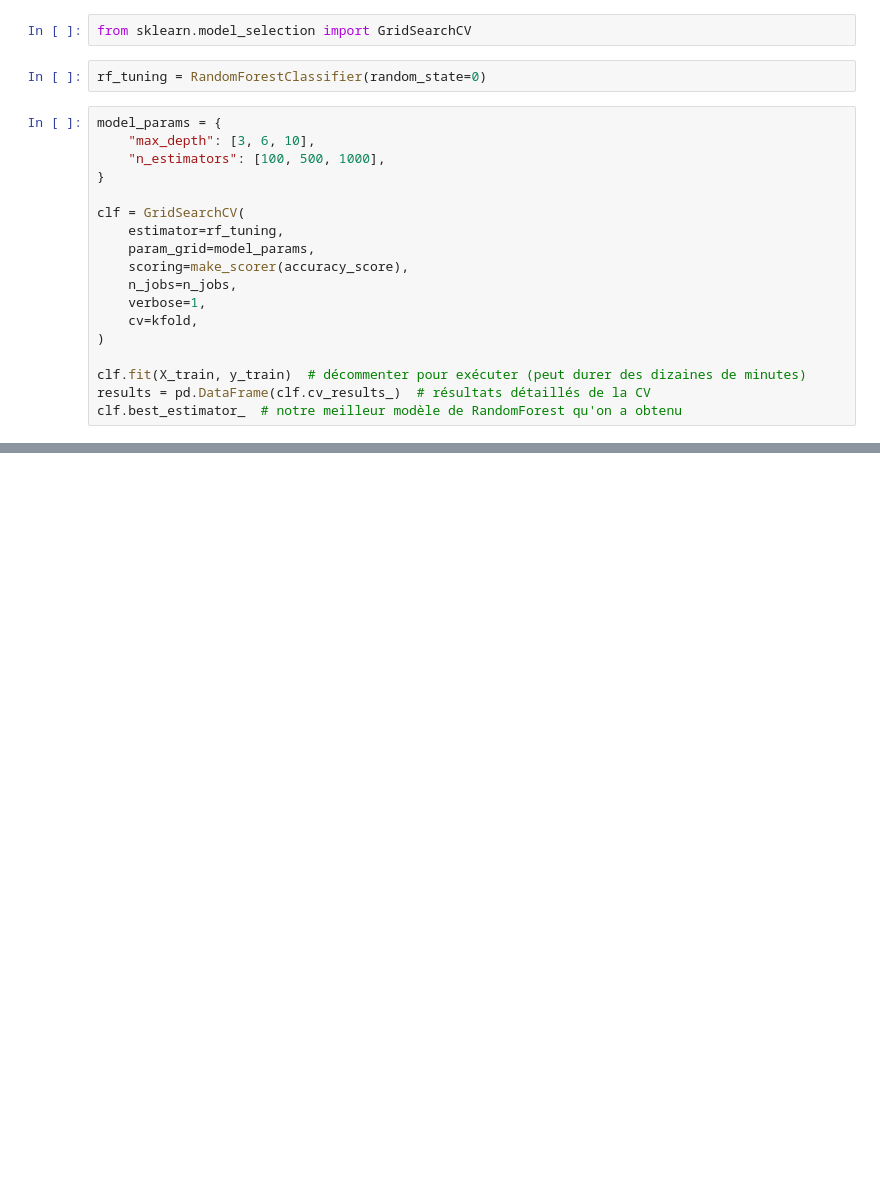
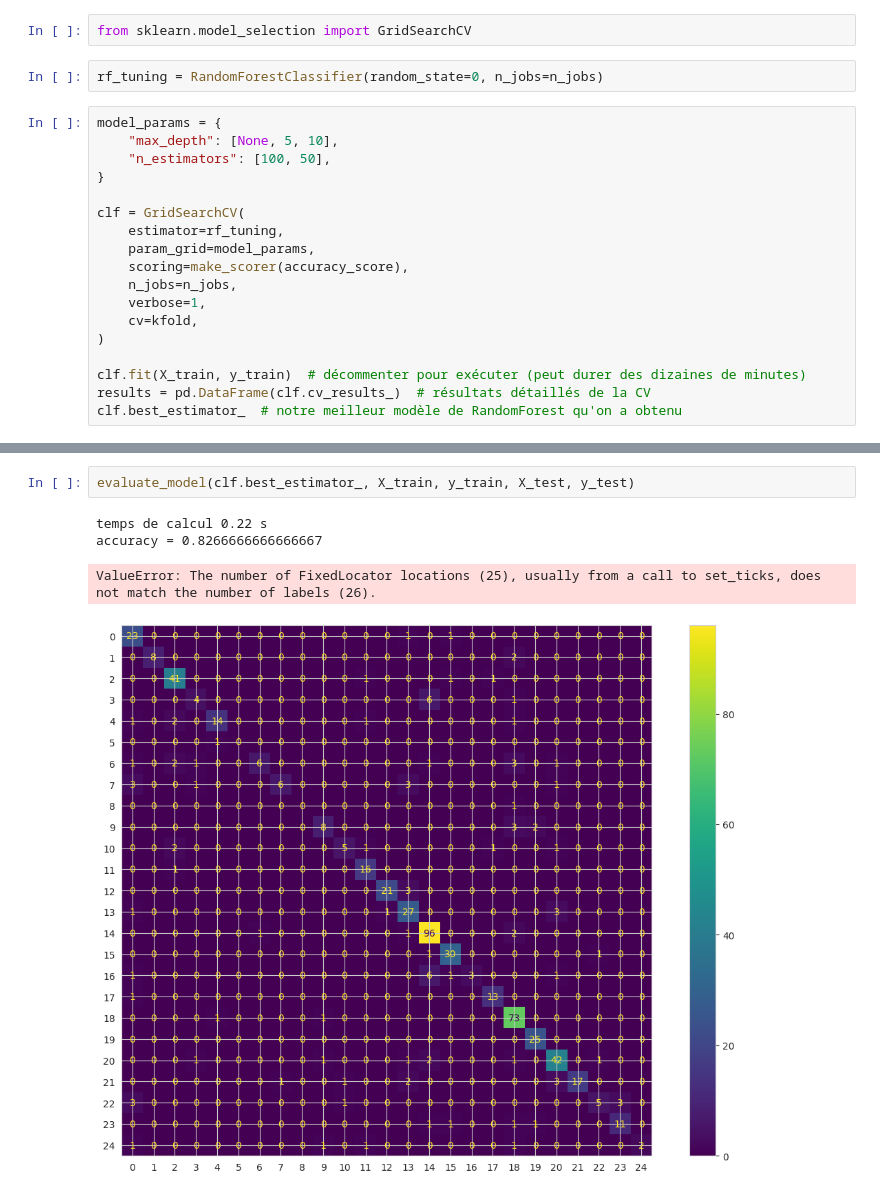
Before and after one commit to jExbrayat/recognize-handwritten-letters, a Jupyter notebook: src/notebooks/prediction.ipynb, the cells around one changed output, grey strips where cells are left out. Drawn from its saved outputs; the diff is of its cells as text; blank space fills up the shorter version.

```diff
--- a/src/notebooks/prediction.ipynb
+++ b/src/notebooks/prediction.ipynb
@@ -151,11 +154,11 @@ ValueError: The number of FixedLocator locations (25), usually from a call to se
 # %%
 from sklearn.model_selection import GridSearchCV
 # %%
-rf_tuning = RandomForestClassifier(random_state=0)
+rf_tuning = RandomForestClassifier(random_state=0, n_jobs=n_jobs)
 # %%
 model_params = {
-    "max_depth": [3, 6, 10],
-    "n_estimators": [100, 500, 1000],
+    "max_depth": [None, 5, 10],
+    "n_estimators": [100, 50],
 }
 
 clf = GridSearchCV(
@@ -177,0 +186,7 @@ clf
+# %%
+evaluate_model(clf.best_estimator_, X_train, y_train, X_test, y_test)
+# %% [output]
+temps de calcul 0.22 s
+accuracy = 0.8266666666666667
+ValueError: The number of FixedLocator locations (25), usually from a call to set_ticks, does not match the number of labels (26).
+[figure, added]
```
Also changed, not shown: parts of 15 cells of this notebook.
